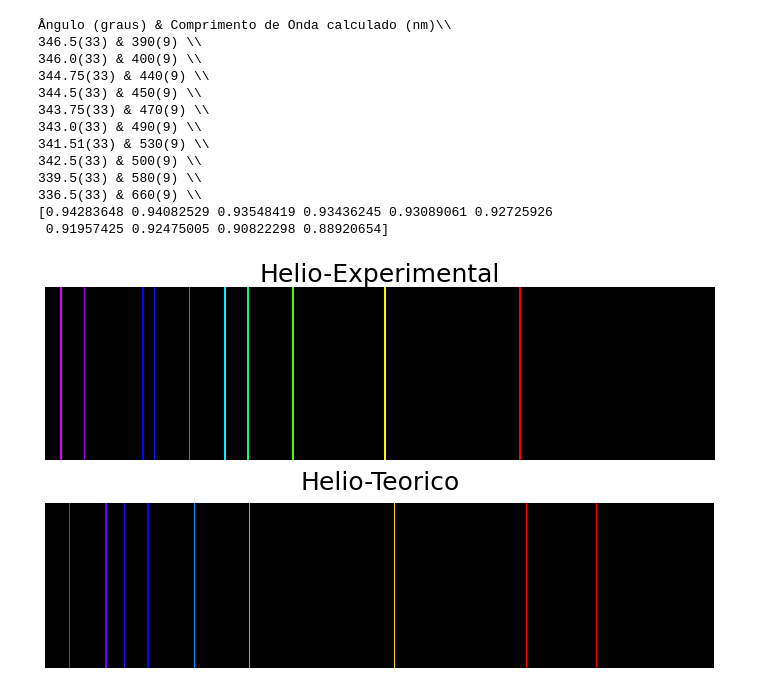
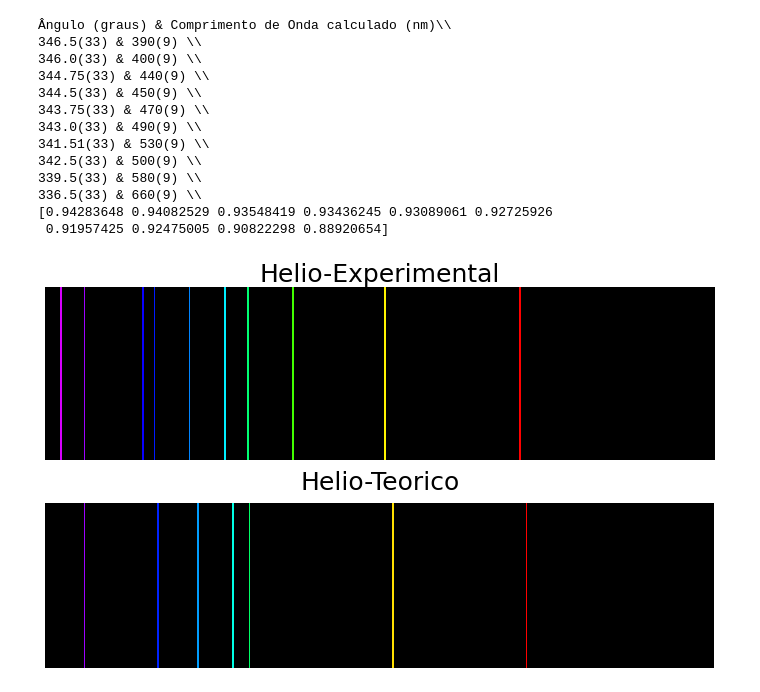
Before and after one commit to PassosSouza/Espectroscopia, a Jupyter notebook: AnaliseDados-Espectrometro.ipynb, the cells around one changed output. Saved outputs shown, nothing was run; the diff lists cells and outputs as text; code cells hidden in the pictures.

```diff
--- a/AnaliseDados-Espectrometro.ipynb
+++ b/AnaliseDados-Espectrometro.ipynb
@@ -185,7 +185,7 @@ a = 10/6*10**(-6)#linhas/m
 
 grausi=np.array([14+5/60,15+20/60,17+16/60,23.5+5/60])#hidrogenio
 
-egrausi=np.ones(len(grausi))*2/60
+egrausi=np.ones(len(grausi))*4/60
 #para contas a seguir defini n como 1, fato de aproximação
 lamb = np.ones(len(grausi))
 elamb = np.ones(len(grausi))
@@ -308,7 +309,8 @@ plt.savefig(f'Experimento-Hidrogenio.png',dpi=100)
 # %%
 a = 10/6*10**(-6)#linhas/m
 
-grausi=np.array([14.250,14.750,15.250,17.250,19.500,20.250,20.500,32.000])#mercurio
+grausi=np.array([14.250,14.750,15.250,17.250,19.500,20.250,20.500,21.5600])#mercurio
+
 
 egrausi=np.ones(len(grausi))
 #para contas a seguir defini n como 1, fato de aproximação
@@ -344,7 +346,7 @@ print(elamb)
 # %% [markdown]
 Assim sabemos o valor de comprimento de onda para cada ângulo. Porém eles fazem sentido? Para responder isso fizemos um programa que possibilita transformar comprimento de onda em um código RGB e assim podemos fazer figura de como seria padrão visto.
 # %%
-lm=np.array([405,436,546,578])
+lm=np.array([405,408,436,502,546,577,579,615,623])
 desenho = np.linspace(380,780,401)
 desenhom = np.linspace(380,780,401)
 Lamb = lamb.copy()
@@ -452,7 +454,10 @@ print(elamb)
 [0.94283648 0.94082529 0.93548419 0.93436245 0.93089061 0.92725926
  0.91957425 0.92475005 0.90822298 0.88920654]
 # %%
-lm=np.array([394,416,427,441,469, 502,589,668,710])
+#lm=np.array([394,416,427,441,469, 502,589,668,710])
+lm=np.array([403,447,471,492, 502,588,668])
+
+
 desenho = np.linspace(380,780,401)
 desenhom = np.linspace(380,780,401)
 Lamb = lamb.copy()
@@ -491,31 +496,31 @@ for i, comprimento in enumerate(desenho):
 # Ajustar os limites do eixo x
 ax[0].set_xlim(-0.5, len(desenho) - 0.5)
 # Configurar os rótulos do eixo x
 ax[0].set_xticks(range(len(desenho)))
 ax[0].set_xticklabels(desenho)
 
 # Exibir a figura
 ax[0].set_title(f'Helio-Experimental', fontsize=25, color='black')
 
 ax[0].axis('off')
 
 for i, comprimento in enumerate(desenhom):
     if comprimento!=100:
         red, green, blue = comprimento_onda_para_rgb(comprimento)
         cor_rgb = (red/255, green/255, blue/255)
     else:
         cor_rgb=(0,0,0)
     ax[1].bar(i, 2, color=cor_rgb,width=1)
 # Ajustar os limites do eixo x
 ax[1].set_xlim(-0.5, len(desenhom - 0.5))
 # Configurar os rótulos do eixo x
 ax[1].set_xticks(range(len(desenhom)))
 ax[1].set_xticklabels(desenhom)
 
 # Exibir a figura
 ax[1].set_title(f'Helio-Teorico', fontsize=25, color='black')
 
 ax[1].axis('off')
 plt.savefig(f'Experimento-Helio.png',dpi=100)
 # %% [output]
-[figure, old version]
+[figure, new version]
```
Also changed, not shown: parts of 4 cells of this notebook.
